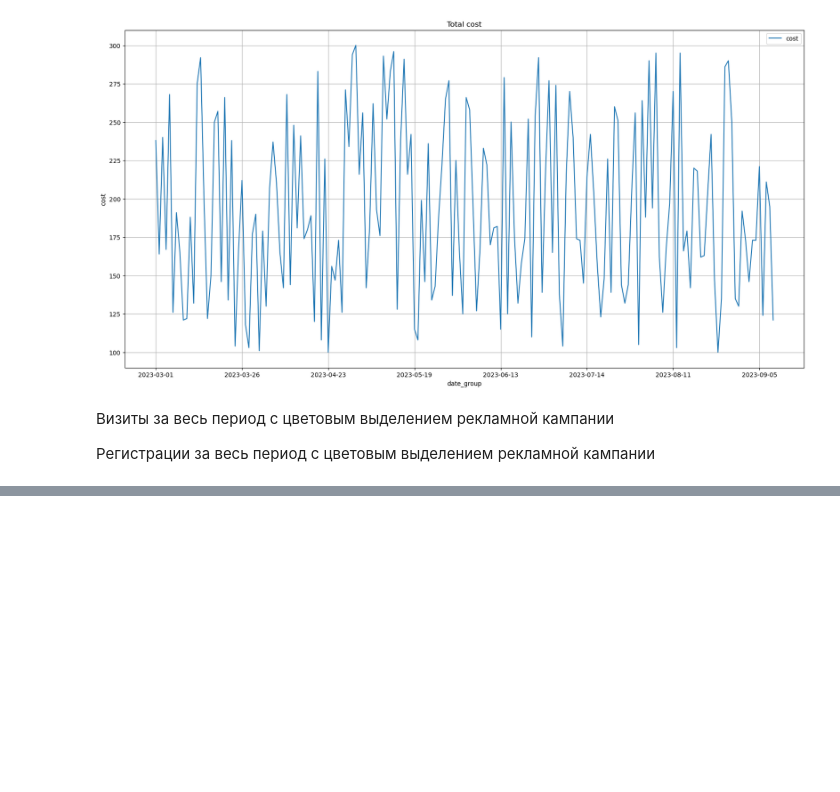
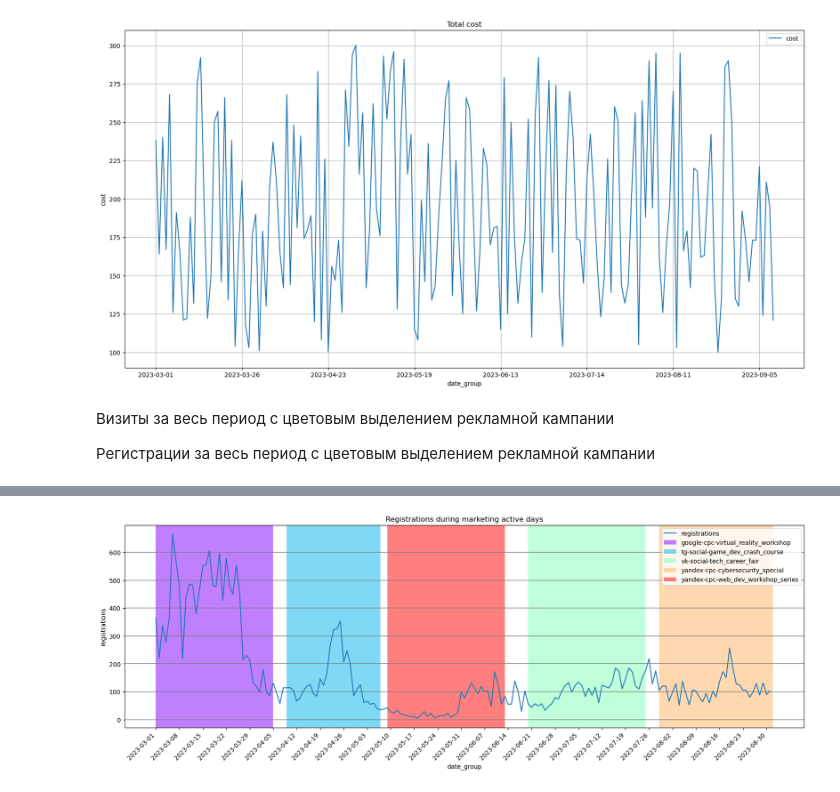
Before and after one commit to MaximManuyko/data-analytics-project-100, a Jupyter notebook: Проект_3.ipynb, the cells around one changed output, grey strips where cells are left out. Cells and saved outputs as stored; diff of their text form; code cells hidden in the pictures; blank space fills up the shorter version.

```diff
--- a/Проект_3.ipynb
+++ b/Проект_3.ipynb
@@ -742,0 +760,52 @@ plt.show()
+# %%
+grouped_df = df_ads_group_1.groupby(['utm_source', 'utm_medium', 'campaign'])
+result_df = pd.DataFrame(columns=['date_group_start', 'date_group_end', 'Ads'])
+
+for group, group_df in grouped_df:
+    start_date = group_df['date_group'].min()
+    end_date = group_df['date_group'].max()
+    ads_name = '-'.join(group)
+
+    result_df = pd.concat([result_df, pd.DataFrame({'date_group_start': [start_date],
+                                                    'date_group_end': [end_date],
+                                                    'Ads': [ads_name]})], ignore_index=True)
+
+
+grouped_df = df_ads_group_1.groupby(['utm_source', 'utm_medium', 'campaign'])
+result_df = pd.DataFrame(columns=['date_group_start', 'date_group_end', 'Ads'])
+
+for group, group_df in grouped_df:
+    start_date = group_df['date_group'].min()
+    end_date = group_df['date_group'].max()
+    ads_name = '-'.join(group)
+
+    result_df = pd.concat([result_df, pd.DataFrame({'date_group_start': [start_date],
+                                                    'date_group_end': [end_date],
+                                                    'Ads': [ads_name]})], ignore_index=True)
+
+num_colors = len(result_df['Ads'].unique())
+ads_colors = plt.cm.rainbow(np.linspace(0, 1, num_colors))
+
+ads_color_dict = dict(zip(result_df['Ads'].unique(), ads_colors))
+
+plt.figure(figsize=(20, 6))
+plt.plot(df_graf_registrations_grouped_1['date_group'], df_graf_registrations_grouped_1['registrations'], label='registrations')
+
+for index, row in result_df.iterrows():
+    plt.axvspan(row['date_group_start'], row['date_group_end'], facecolor=ads_color_dict[row['Ads']], alpha=0.5, label=row['Ads'])
+
+plt.grid(which='major', axis='y', linestyle='-', linewidth=1.5, color='gray', alpha=0.7)
+plt.title('Registrations during marketing active days')
+plt.xlabel('date_group')
+plt.ylabel('registrations')
+plt.xticks(df_graf_registrations_grouped_1['date_group'][::7], rotation=45, ha='right')
+
+handles, labels = plt.gca().get_legend_handles_labels()
+by_label = dict(zip(labels, handles))
+plt.legend(by_label.values(), by_label.keys())
+
+plt.savefig('charts/registrations_during_marketing_active_days.png')
+
+plt.show()
+# %% [output]
+[figure, added]
```
Also changed, not shown: parts of 18 cells of this notebook, 21 other files.
